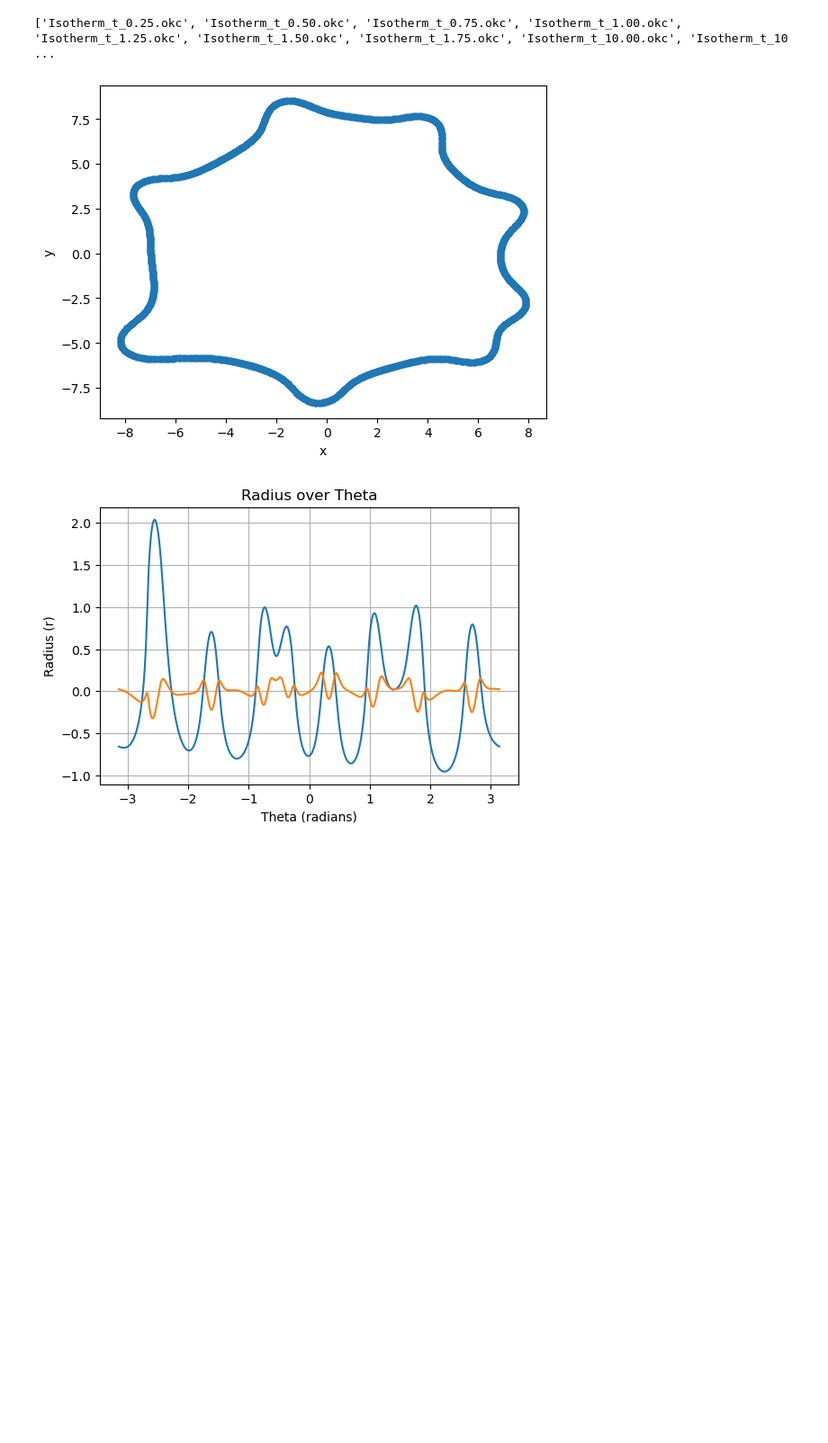
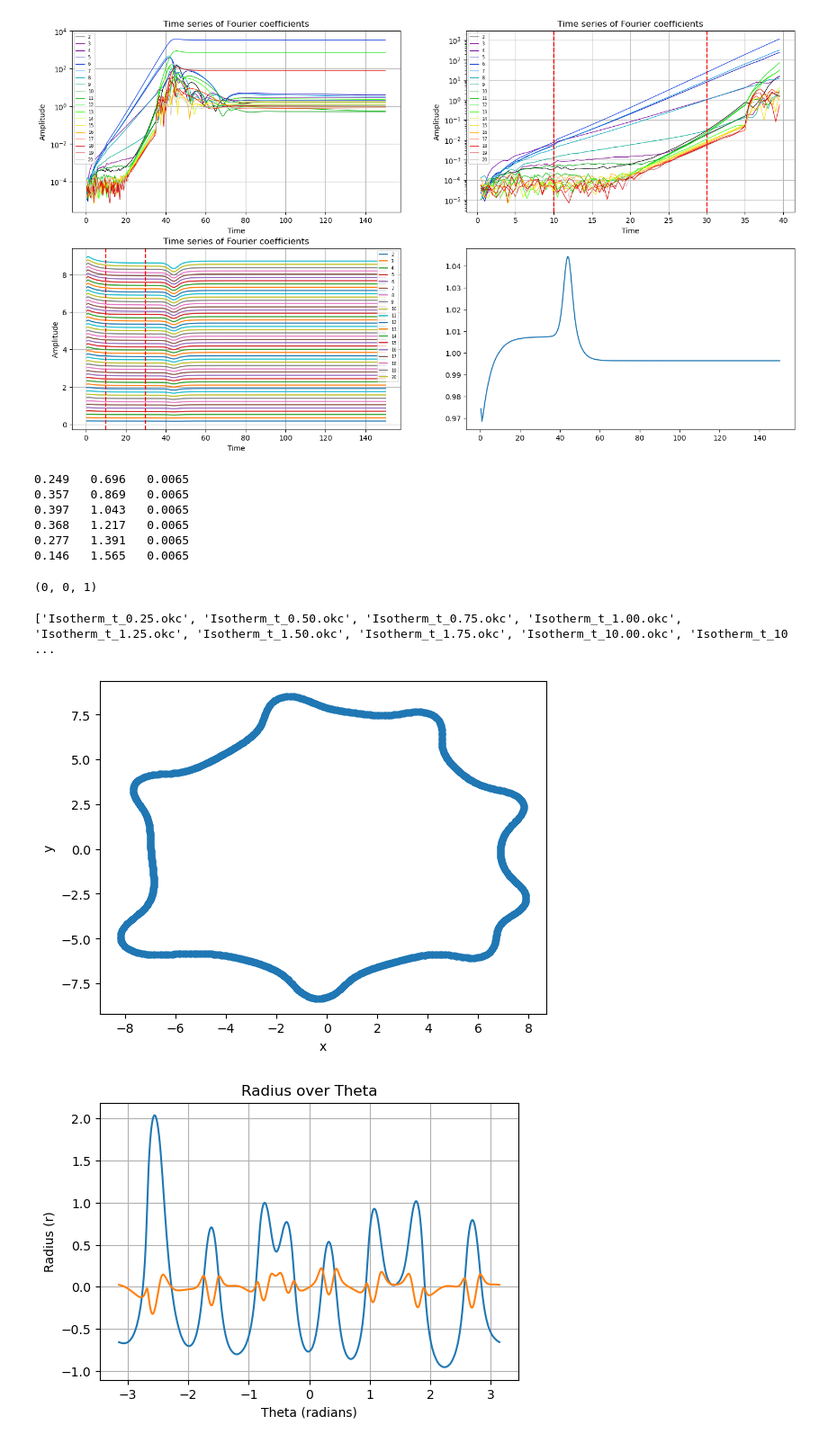
Before and after one commit to Florian808/Inward-flame-post-process, a Jupyter notebook: Local/Isocont_post_process.ipynb, the cells around one changed output. Shown at 90% size. Saved outputs shown, nothing was run; the diff lists cells and outputs as text; code cells hidden in the pictures; blank space fills up the shorter version.

Commit message:
dispersion relations

```diff
--- a/Local/Isocont_post_process.ipynb
+++ b/Local/Isocont_post_process.ipynb
@@ -262,3 +341,79 @@ predict_shape(1.75, l_slope, l_intercept)
+# %%
+# Extract dispersion relation
+plt_s = slice(1, 20)
+#modes = [3, 4, 5, 6, 7, 8, 9, 10, 11, 12 ,13] # Mode n-1
+modes = list(range(3, 9))
+t_start = 10
+t_end = 30
+t_start_ind = closest_index = np.argmin(np.abs(time_tot - t_start))
+t_end_ind = closest_index = np.argmin(np.abs(time_tot - t_end))
+
+my_cmap = plt.get_cmap('nipy_spectral')
+colors = my_cmap(np.linspace(0, 1, (plt_s.stop - plt_s.start)))
+
+fig, axes = plt.subplots(2, 2, figsize=(18, 10))
+for i in range(plt_s.start, plt_s.stop):
+    axes[0, 0].semilogy(time_tot, amp_tot[:,i], color=colors[i-plt_s.start], label=str(i+1), linewidth=0.8)
+#axes[0, 0].stem(np.linspace(1,10,10), amp_time_series[50])
+axes[0, 0].set_xlabel('Time')
+axes[0, 0].set_ylabel('Amplitude')
+axes[0, 0].set_title('Time series of Fourier coefficients')
+axes[0, 0].grid(True)
+axes[0, 0].legend(prop={'size': 6})
+
+for i in range(plt_s.start, plt_s.stop):
+    axes[0, 1].semilogy(time_tot[max(0, t_start_ind-20):t_end_ind+20], amp_tot[max(0, t_start_ind-20):t_end_ind+20,i], color=colors[i-plt_s.start], label=str(i+1), linewidth=0.8)
+#axes[0, 1].semilogy(time_tot[70:76], amp_tot[70:76,2:])
+axes[0, 1].axvline(x=t_start, color='red', linestyle='--')
+axes[0, 1].axvline(x=t_end, color='red', linestyle='--')
+axes[0, 1].set_xlabel('Time')
+axes[0, 1].set_ylabel('Amplitude')
+axes[0, 1].set_title('Time series of Fourier coefficients')
+axes[0, 1].grid(True)
+axes[0, 1].legend(prop={'size': 6})
+
+axes[1, 0].plot(time_tot, k_r_tot)
+axes[1, 0].axvline(x=t_start, color='red', linestyle='--')
+axes[1, 0].axvline(x=t_end, color='red', linestyle='--')
+axes[1, 0].set_xlabel('Time')
+axes[1, 0].set_ylabel('Amplitude')
+axes[1, 0].set_title('Time series of Fourier coefficients')
+axes[1, 0].grid(True)
+axes[1, 0].legend([str(i+1) for i in range(plt_s.start, plt_s.stop)], prop={'size': 6})
+
+axes[1, 1].plot(time_tot, lengths_tot/np.mean(lengths_tot))
+
+plt.show()
+
+
+#print(f"omega   k   rel change k")
+log_modes = np.log(amp_tot[:,modes])
+for i in range(log_modes.shape[1]):
+    slope, intercept, r_value, p_value, std_err = linregress(time_tot[t_start_ind:t_end_ind], log_modes[t_start_ind:t_end_ind, i])
+    k_mean = np.mean(k_r_tot[t_start:t_end, modes[i]])
+    k_rel_err = (k_r_tot[t_end_ind, modes[i]] - k_r_tot[t_start_ind, modes[i]]) / k_r_tot[t_start_ind, modes[i]]
+    print(f"{slope:.3f}\t{k_mean:.3f}\t{abs(k_rel_err):.4f}")
+
+# print(amp_tot[72,2:]-amp_tot[71,2:])
+# print(amp_tot[70,2:]-amp_tot[69,2:])
+# print((amp_tot[72,2:]-amp_tot[71,2:])-(amp_tot[70,2:]-amp_tot[50,2:])/20)
+# %% [output]
+[figure, added]
+0.249   0.696   0.0065
+0.357   0.869   0.0065
+0.397   1.043   0.0065
+0.368   1.217   0.0065
+0.277   1.391   0.0065
+0.146   1.565   0.0065
+# %%
+a = np.array([1,2,3])
+a = a[np.array([1,1,1])]
+plot_slice= slice(1,5)
+# for i in range(*plot_slice.indices(1)):
+#     print(i)
+print(plot_slice.indices(0))
+# %% [output]
+(0, 0, 1)
 # %%
 username = os.getlogin()
 case1 = "base_18.4k_phi_0.6"
```
Also changed, not shown: parts of 4 cells of this notebook.
